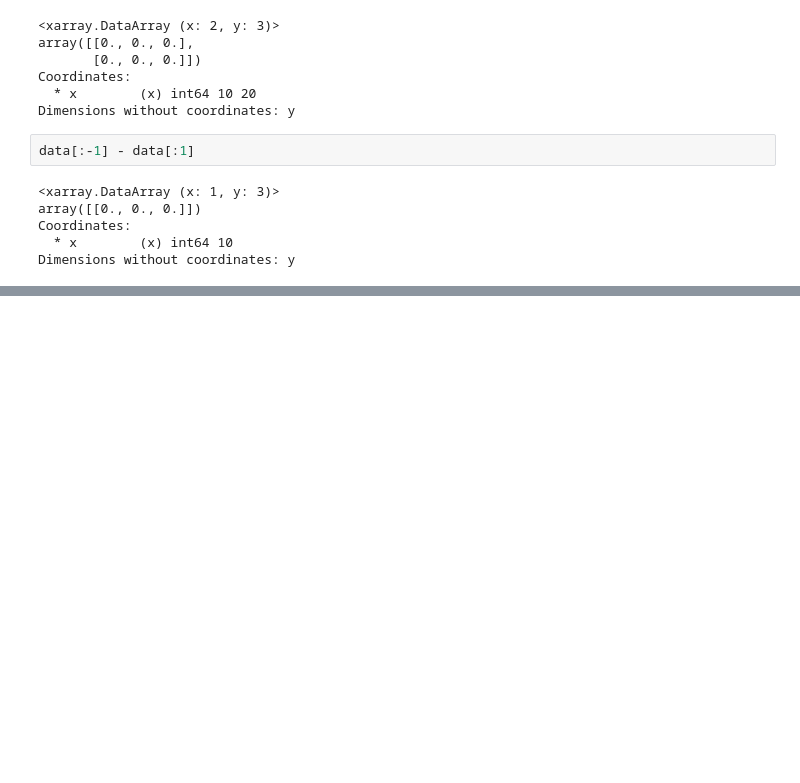
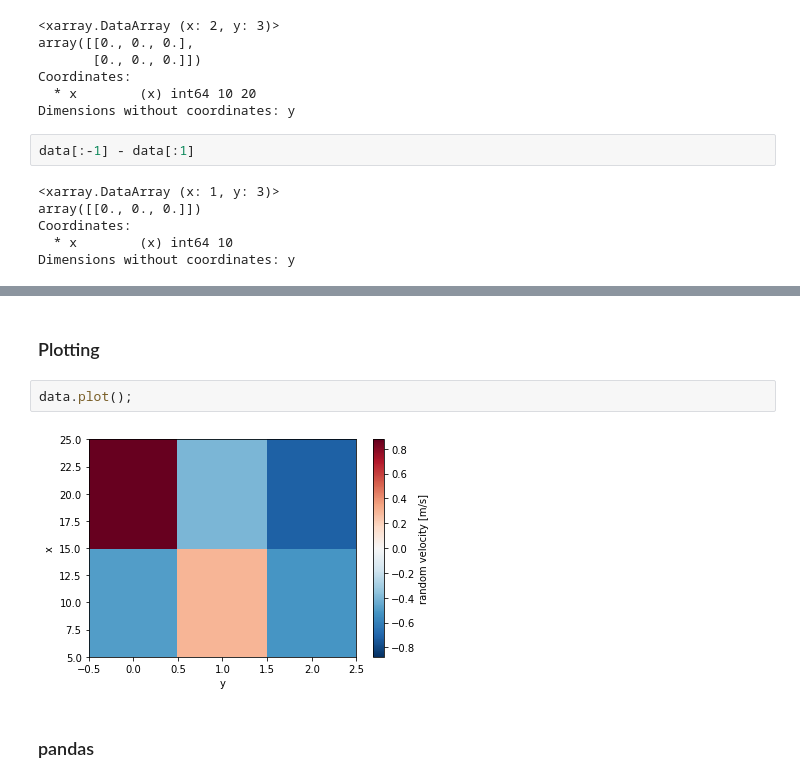
Before and after one commit to damiansp/completePython, a Jupyter notebook: pangeo/xarray/quick_overview.py.ipynb, the cells around one changed output, grey strips where cells are left out. Drawn from its saved outputs; the diff is of its cells as text; blank space fills up the shorter version.

```diff
--- a/pangeo/xarray/quick_overview.py.ipynb
+++ b/pangeo/xarray/quick_overview.py.ipynb
@@ -185,0 +214,8 @@ Dimensions without coordinates: y
+# %% [markdown]
+### Plotting
+# %%
+data.plot();
+# %% [output]
+[figure, added]
+# %% [markdown]
+### pandas
```
Also changed, not shown: parts of 29 cells of this notebook.
